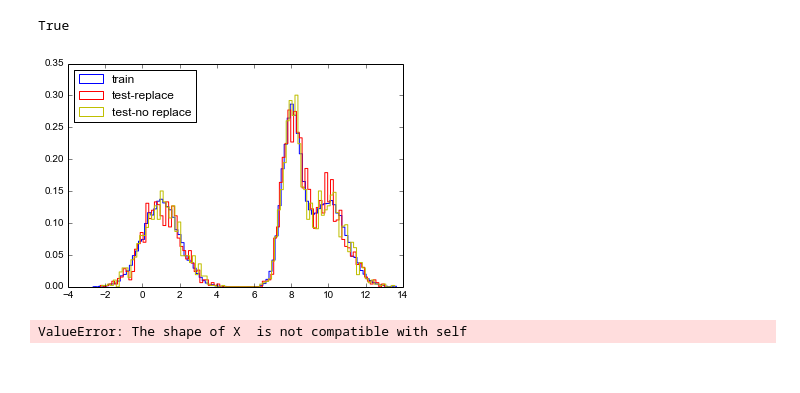
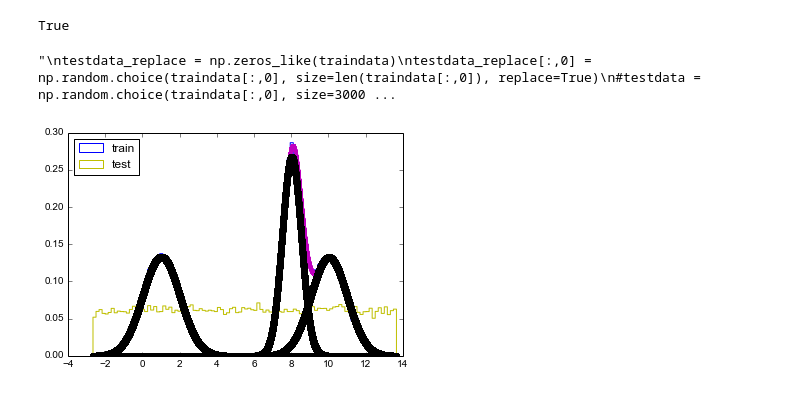
Before and after one commit to SU-AstroML/AstroML-course, a Jupyter notebook: Scripts/GMM-sandbox.ipynb, the cells around one changed output. Cells and saved outputs as stored; diff of their text form; code cells hidden in the pictures.

```diff
--- a/Scripts/GMM-sandbox.ipynb
+++ b/Scripts/GMM-sandbox.ipynb
@@ -98,10 +98,10 @@ plt.plot(N, AICs, 'or', label='AIC')
 plt.plot(N, BICs, '--g', label='BIC')
 plt.legend(loc=1)
 plt.show()
-best_model_AIC = models[np.argmin(AICs)]
+best_model = models[np.argmin(AICs)]
 best_model_BIC = models[np.argmin(BICs)]
-print best_model_AIC, best_model_BIC
-best_model_AIC is best_model_BIC
+print best_model, best_model_BIC
+best_model is best_model_BIC
 # %% [output]
 [figure]
 GMM(covariance_type='diag', init_params='wmc', min_covar=0.0001,
@@ -111,19 +111,28 @@ GMM(covariance_type='diag', init_params='wmc', min_covar=0.0001,
   thresh=None, tol=1e-05, verbose=0)
 True
 # %%
-testdata_replace = np.random.choice(traindata[:,0], size=10000, replace=True)
-testdata = np.random.choice(traindata[:,0], size=3000, replace=False)
+'''
+testdata_replace = np.zeros_like(traindata)
+testdata_replace[:,0] = np.random.choice(traindata[:,0], size=len(traindata[:,0]), replace=True)
+#testdata = np.random.choice(traindata[:,0], size=3000, replace=False)
+#plt.hist(testdata, bins=100, histtype='step', color='r', normed=True, label='test-no replace')
 plt.hist(traindata, bins=100, histtype='step', color='b', normed=True, label='train')
-plt.hist(testdata, bins=100, histtype='step', color='r', normed=True, label='test-replace')
-plt.hist(testdata_replace, bins=100, histtype='step', color='y', normed=True, label='test-no replace')
+plt.hist(testdata_replace, bins=100, histtype='step', color='y', normed=True, label='test-replace')
 plt.legend(loc=2)
 plt.show()
+'''
 # %% [output]
-[figure, removed]
+"\ntestdata_replace = np.zeros_like(traindata)\ntestdata_replace[:,0] = np.random.choice(traindata[:,0], size=len(traindata[:,0]), replace=True)\n#testdata = np.random.choice(traindata[:,0], size=3000 ...
-# %%
-print best_model_AIC.predict(testdata), best_model_AIC.predict(testdata_replace)
-print np.round(best_model_AIC.score(testdata), 2), np.round(best_model_AIC.score(testdata_replace), 2)
-#computes the log probability under the model
-print best_model_AIC.converged_
-# %% [output]
-ValueError: The shape of X  is not compatible with self
+# %%
+testdata = (np.max(traindata)-np.min(traindata))* np.random.random((np.shape(traindata))) + np.min(traindata)
+plt.hist(traindata, bins=100, histtype='step', color='b', normed=True, label='train')
+plt.hist(testdata, bins=100, histtype='step', color='y', normed=True, label='test')
+plt.legend(loc=2)
+logprob, responsibilities = best_model.score(testdata), best_model.predict_proba(testdata)
+pdf = np.exp(logprob)
+pdf_individual = responsibilities * pdf[:, np.newaxis]
+plt.plot(testdata, pdf, '.m')
+plt.plot(testdata, pdf_individual, 'ok')
+plt.show()
+# %% [output]
+[figure, added]
```
